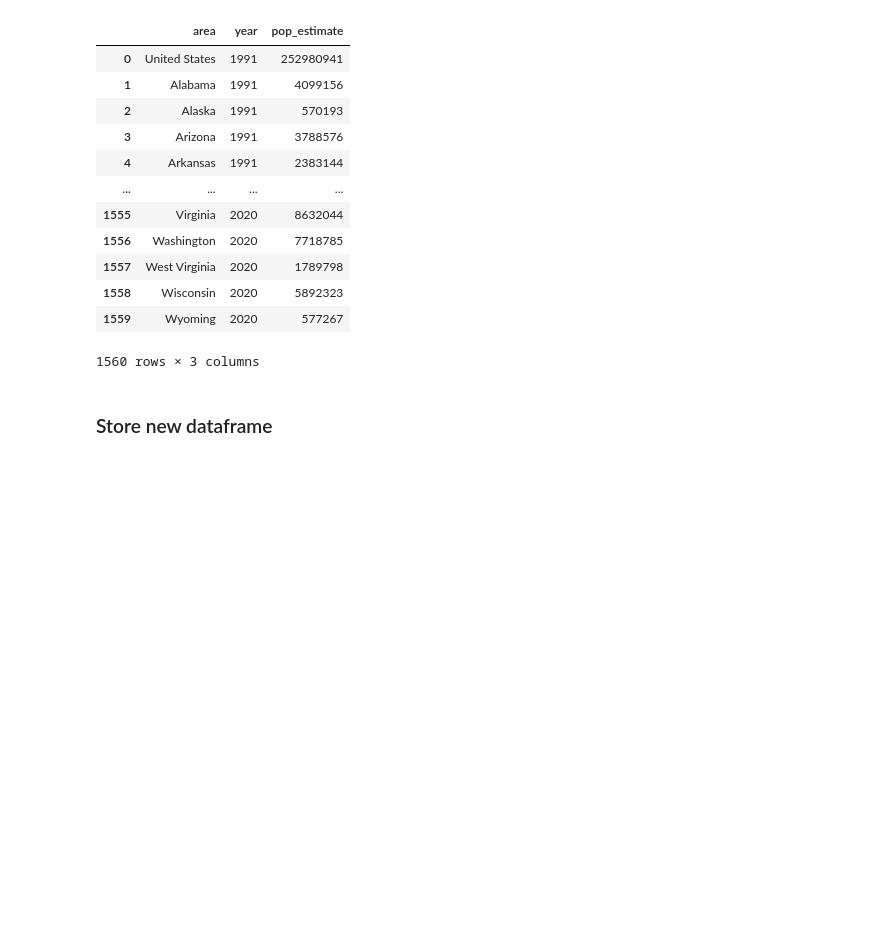
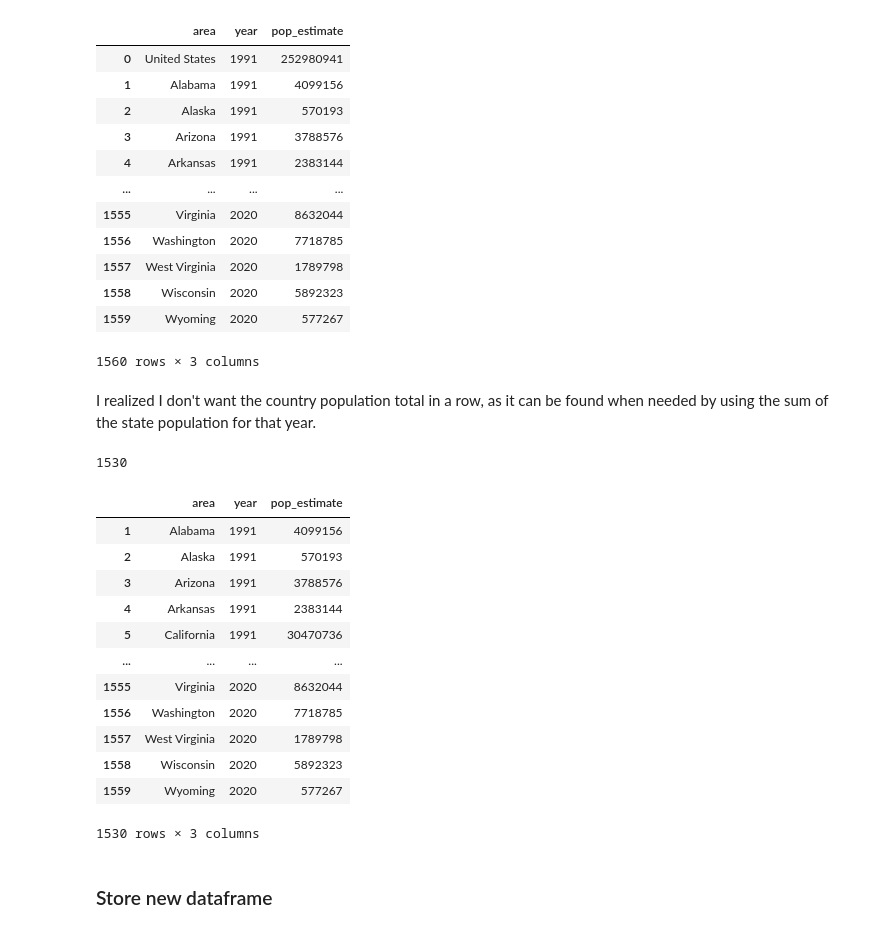
Before and after one commit to scdone/us_hate_crime_analysis_1991-2020, a Jupyter notebook: working_notebooks/dataset_descriptions/population_dataset_description_and_wrangling.ipynb, the cells around one changed output. Cells and saved outputs as stored; diff of their text form; code cells hidden in the pictures; blank space fills up the shorter version.

```diff
--- a/working_notebooks/dataset_descriptions/population_dataset_description_and_wrangling.ipynb
+++ b/working_notebooks/dataset_descriptions/population_dataset_description_and_wrangling.ipynb
@@ -650,6 +650,30 @@ all_df
 | 1558 | Wisconsin | 2020 | 5892323 |
 | 1559 | Wyoming | 2020 | 577267 |
 1560 rows × 3 columns
+# %% [markdown]
+I realized I don't want the country population total in a row, as it can be found when needed by using the sum of the state population for that year.
+# %%
+all_df = all_df[all_df.area != "United States"].copy()
+# %%
+len(all_df)
+# %% [output]
+1530
+# %%
+all_df
+# %% [output]
+|  | area | year | pop_estimate |
+| 1 | Alabama | 1991 | 4099156 |
+| 2 | Alaska | 1991 | 570193 |
+| 3 | Arizona | 1991 | 3788576 |
+| 4 | Arkansas | 1991 | 2383144 |
+| 5 | California | 1991 | 30470736 |
+| ... | ... | ... | ... |
+| 1555 | Virginia | 2020 | 8632044 |
+| 1556 | Washington | 2020 | 7718785 |
+| 1557 | West Virginia | 2020 | 1789798 |
+| 1558 | Wisconsin | 2020 | 5892323 |
+| 1559 | Wyoming | 2020 | 577267 |
+1530 rows × 3 columns
 # %% [markdown]
 ### Store new dataframe
 # %%
```
Also changed, not shown: parts of 1 cell of this notebook, 5 other files.
